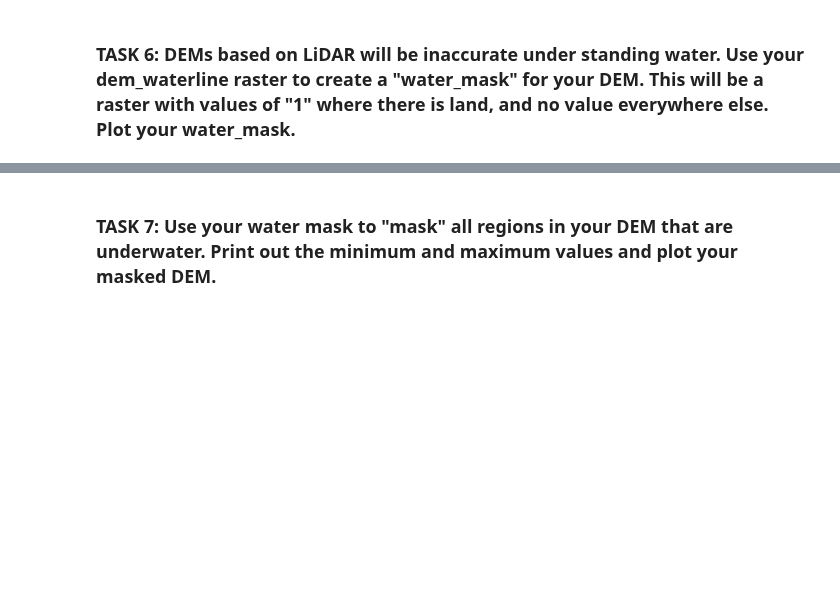
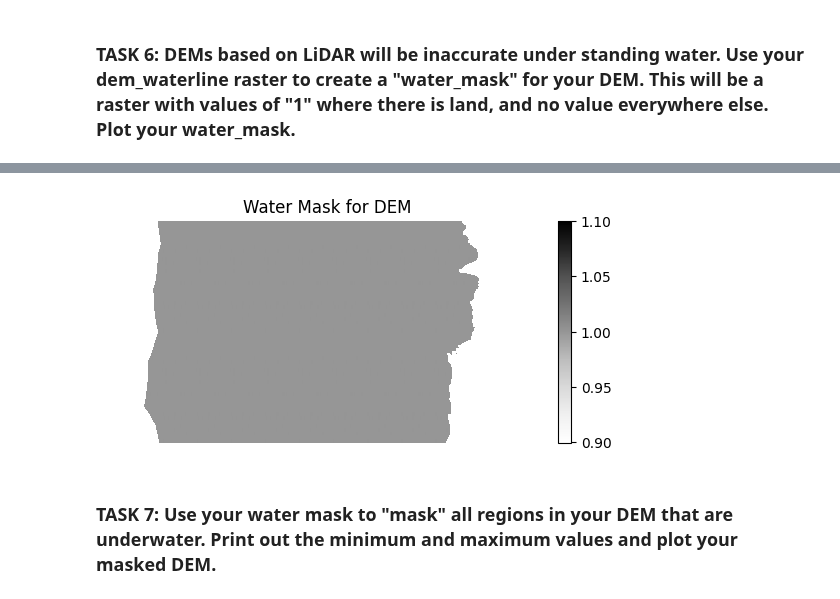
Before and after one commit to LizCarter492/EnvDatSci, a Jupyter notebook: CodeSprints/RasterData101.ipynb, the cells around one changed output, grey strips where cells are left out. Cells and saved outputs as stored; diff of their text form; code cells hidden in the pictures; blank space fills up the shorter version.

Commit message:
Task 7

```diff
--- a/CodeSprints/RasterData101.ipynb
+++ b/CodeSprints/RasterData101.ipynb
@@ -398,3 +410,6 @@ Often in raster manipulation, we want to use certain criteria to mask out raster
 ### TASK 6: DEMs based on LiDAR will be inaccurate under standing water. Use your dem_waterline raster to create a "water_mask" for your DEM. This will be a raster with values of "1" where there is land, and no value everywhere else. Plot your water_mask.
 # %%
 # Task 6: create water_mask
+water_mask = np.where(dem_waterline == 2, 1, np.nan)
+
+water_mask
@@ -403,3 +424,15 @@ Often in raster manipulation, we want to use certain criteria to mask out raster
+# %%
+# Task 6: plot water_mask
+fig, ax = plt.subplots(figsize=(6,6))
+ep.plot_bands(water_mask,
+              cmap='Greys',
+              title="Water Mask for DEM",
+              scale=False,
+              ax=ax)
+ax.set_axis_off()
+plt.show()
+# %% [output]
+[figure, added]
 # %% [markdown]
 ### TASK 7: Use your water mask to "mask" all regions in your DEM that are underwater. Print out the minimum and maximum values and plot your masked DEM.
 # %%
```
Also changed, not shown: parts of 11 cells of this notebook.
